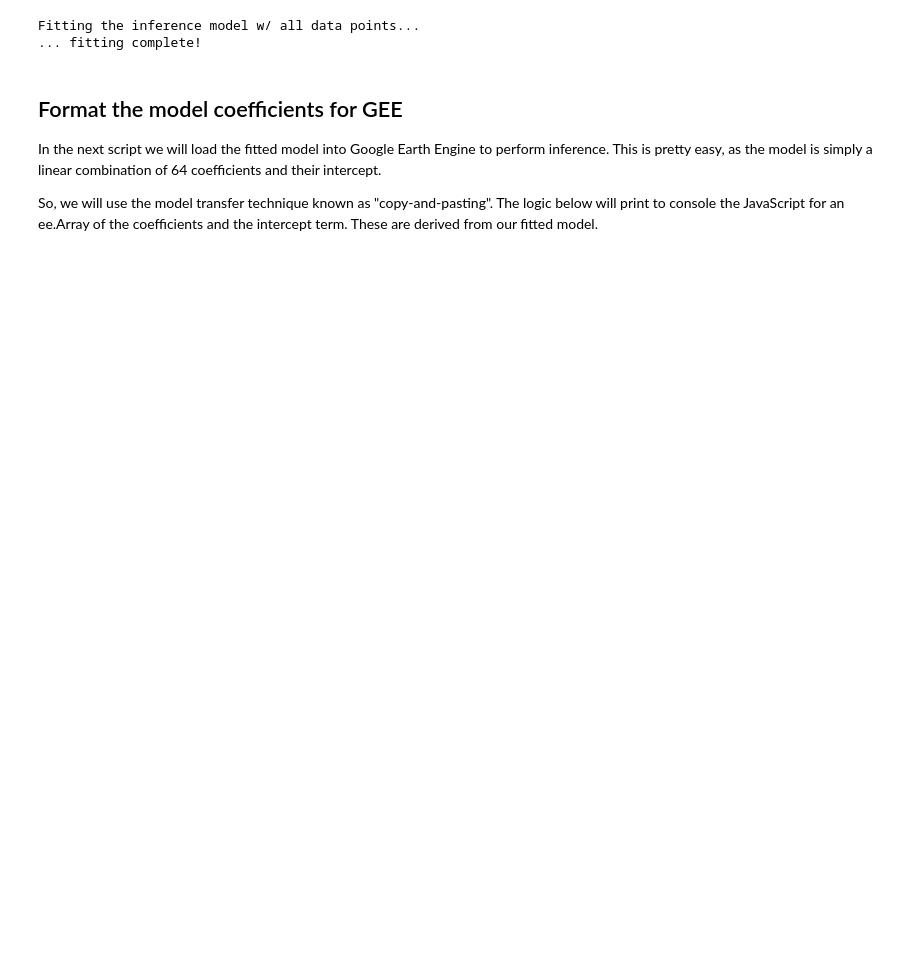
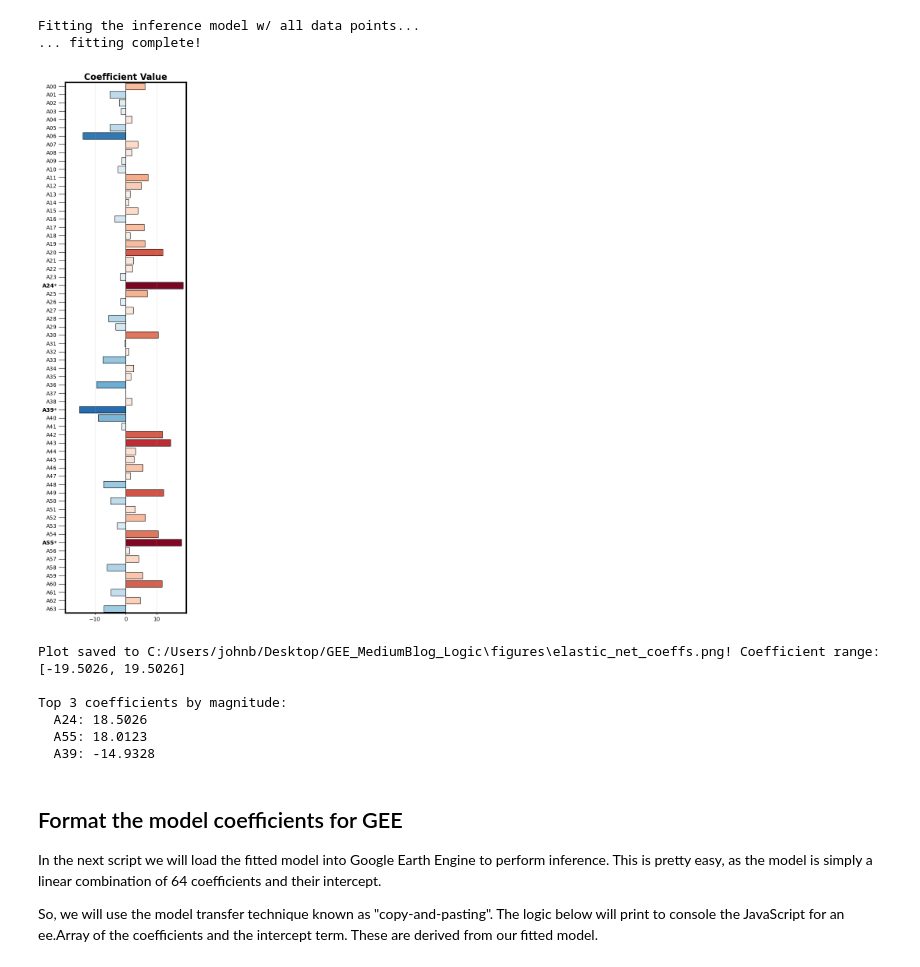
Before and after one commit to JohnKilbride/GEE_MediumBlog_Logic, a Jupyter notebook: src/02_fit_elasticnet_model.ipynb, the cells around one changed output. Drawn from its saved outputs; the diff is of its cells as text; code cells hidden in the pictures; blank space fills up the shorter version.

```diff
--- a/src/02_fit_elasticnet_model.ipynb
+++ b/src/02_fit_elasticnet_model.ipynb
@@ -179,10 +186,9 @@ def train_final_model(
         ElasticNet l1_ratio parameter
     """
     model = ElasticNet(
-        alpha=alpha,
-        l1_ratio=l1_ratio,
-        max_iter=10000,
-        random_state=42
+        alpha = alpha,
+        l1_ratio = l1_ratio,
+        max_iter = 10000
     )
 
     model.fit(X, y)
@@ -367,4 +539,7 @@ modeling_df = gpd.read_file(os.path.join(project_folder, "data", "forest_ht_data
 output_path = os.path.join(project_folder, "figures", "elasticnet_oof_plot.png")
+# %%
+# Define where the spatial cross-validation figure will be saved
+coeffs_output_path = os.path.join(project_folder, "figures", "elastic_net_coeffs.png")
 # %% [markdown]
 ## Convert GEE output dataset to a GeoDataFrame
 
@@ -508,6 +684,17 @@ print("... fitting complete!")
 # %% [output]
 Fitting the inference model w/ all data points...
 ... fitting complete!
+# %%
+# Plot the model coefficients
+plot_elasticnet_coefficients(final_model, coeffs_output_path)
+# %% [output]
+[figure, added]
+Plot saved to C:/Users/johnb/Desktop/GEE_MediumBlog_Logic\figures\elastic_net_coeffs.png! Coefficient range: [-19.5026, 19.5026]
+
+Top 3 coefficients by magnitude:
+  A24: 18.5026
+  A55: 18.0123
+  A39: -14.9328
 # %% [markdown]
 ## Format the model coefficients for GEE
 
```
Also changed, not shown: parts of 16 cells of this notebook, 8 other files.
